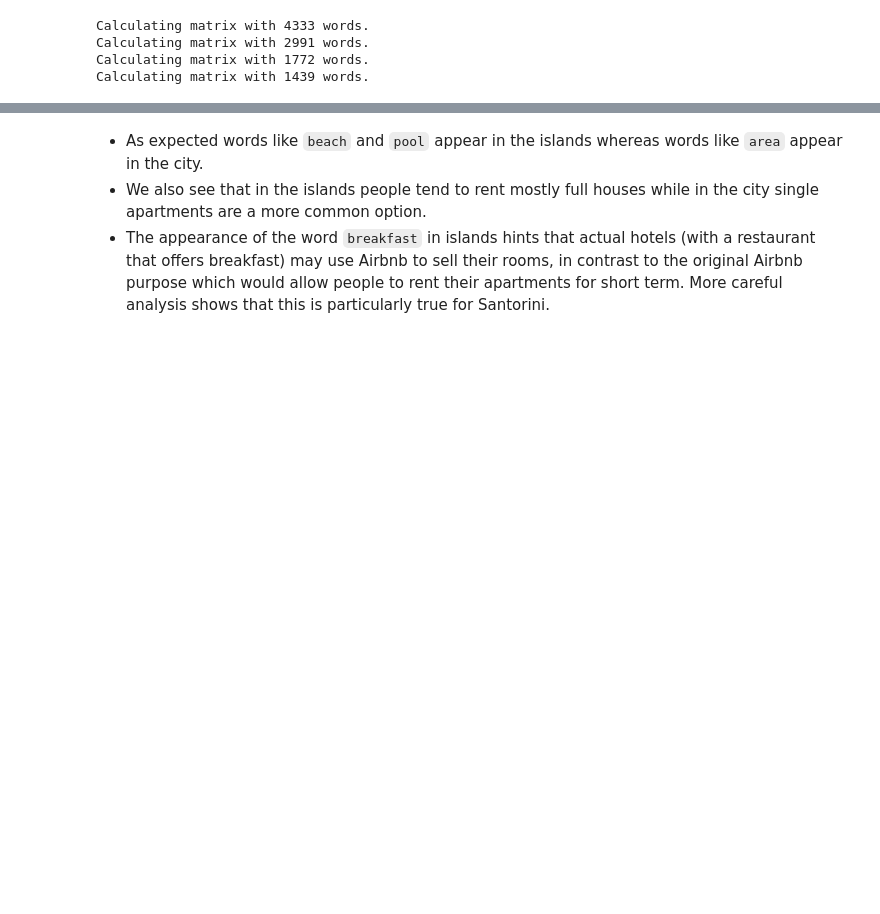
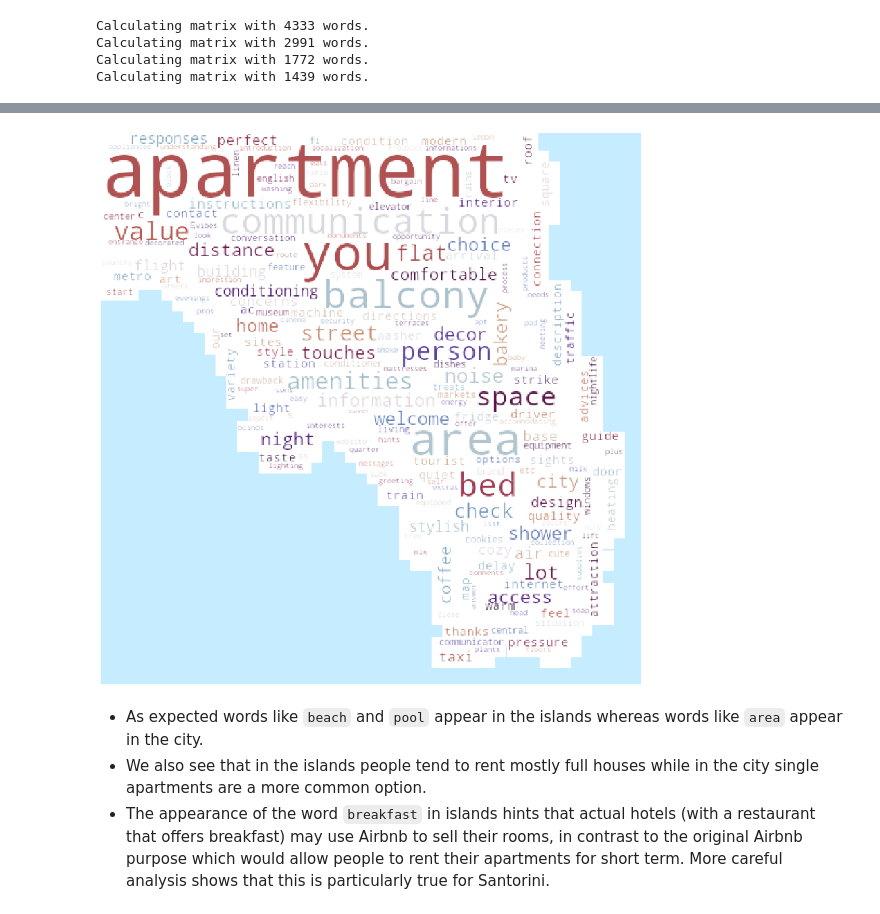
Before and after one commit to stavros11/Text-Classification, a Jupyter notebook: city_vs_islands.ipynb, the cells around one changed output, grey strips where cells are left out. Saved outputs shown, nothing was run; the diff lists cells and outputs as text; code cells hidden in the pictures; blank space fills up the shorter version.

```diff
--- a/city_vs_islands.ipynb
+++ b/city_vs_islands.ipynb
@@ -129,3 +156,11 @@ City words: 1315
+# %%
+plt.figure(figsize=(25, 15))
+plt.imshow(city_ocean)
+plt.imshow(city_wc)
+plt.axis("off")
+plt.show()
+# %% [output]
+[figure, added]
 # %% [markdown]
 * As expected words like `beach` and `pool` appear in the islands whereas words like `area` appear in the city.
 * We also see that in the islands people tend to rent mostly full houses while in the city single apartments are a more common option.
```
Also changed, not shown: parts of 10 cells of this notebook, 1 other file.
